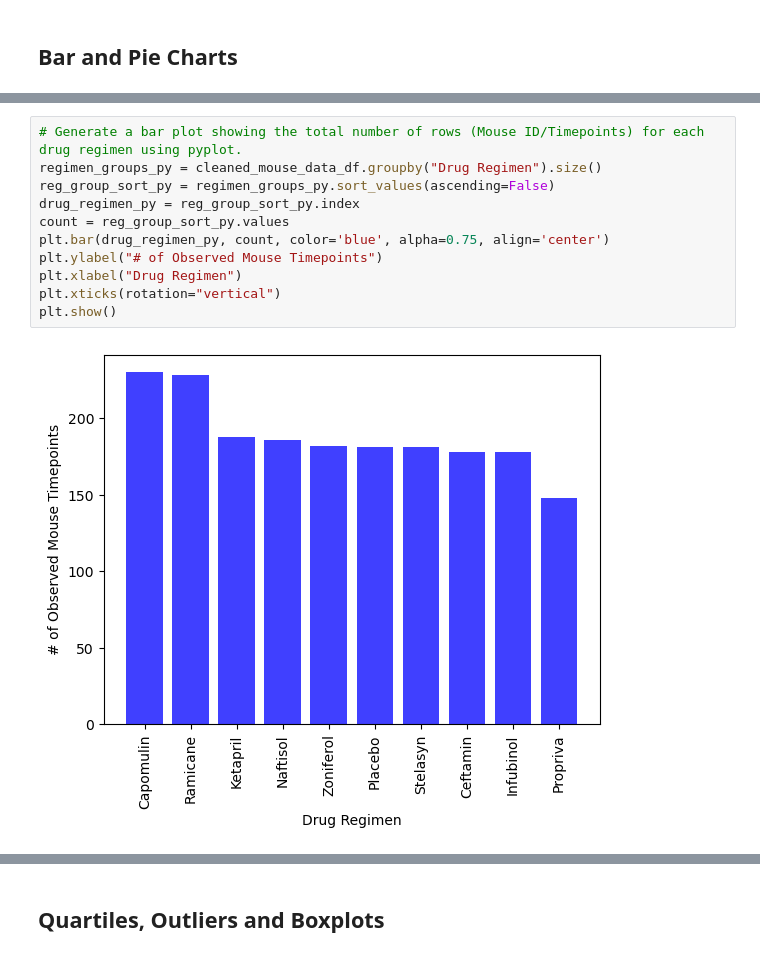
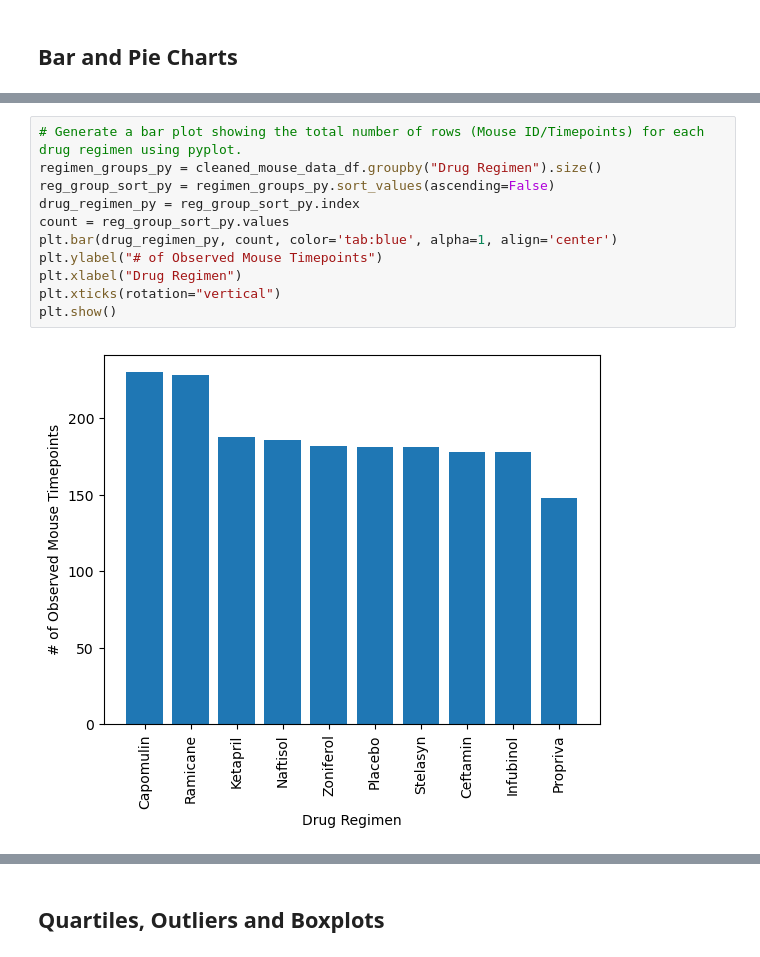
Before and after one commit to zachary-mason/module05-challenge, a Jupyter notebook: Pymaceuticals/pymaceuticals_Mason_final.ipynb, the cells around one changed output, grey strips where cells are left out. Saved outputs shown, nothing was run; the diff lists cells and outputs as text.

```diff
--- a/Pymaceuticals/pymaceuticals_Mason_final.ipynb
+++ b/Pymaceuticals/pymaceuticals_Mason_final.ipynb
@@ -154,16 +154,16 @@ plt.show()
 # %%
 # Generate a bar plot showing the total number of rows (Mouse ID/Timepoints) for each drug regimen using pyplot.
 regimen_groups_py = cleaned_mouse_data_df.groupby("Drug Regimen").size()
 reg_group_sort_py = regimen_groups_py.sort_values(ascending=False)
 drug_regimen_py = reg_group_sort_py.index
 count = reg_group_sort_py.values
-plt.bar(drug_regimen_py, count, color='blue', alpha=0.75, align='center')
+plt.bar(drug_regimen_py, count, color='tab:blue', alpha=1, align='center')
 plt.ylabel("# of Observed Mouse Timepoints")
 plt.xlabel("Drug Regimen")
 plt.xticks(rotation="vertical")
 plt.show()
 # %% [output]
-[figure, old version]
+[figure, new version]
 # %%
 # Generate a pie plot showing the distribution of female versus male mice using Pandas
 sex_dist_pd = cleaned_mouse_data_df.groupby(["Sex"]).size()
```
Also changed, not shown: parts of 11 cells of this notebook.
